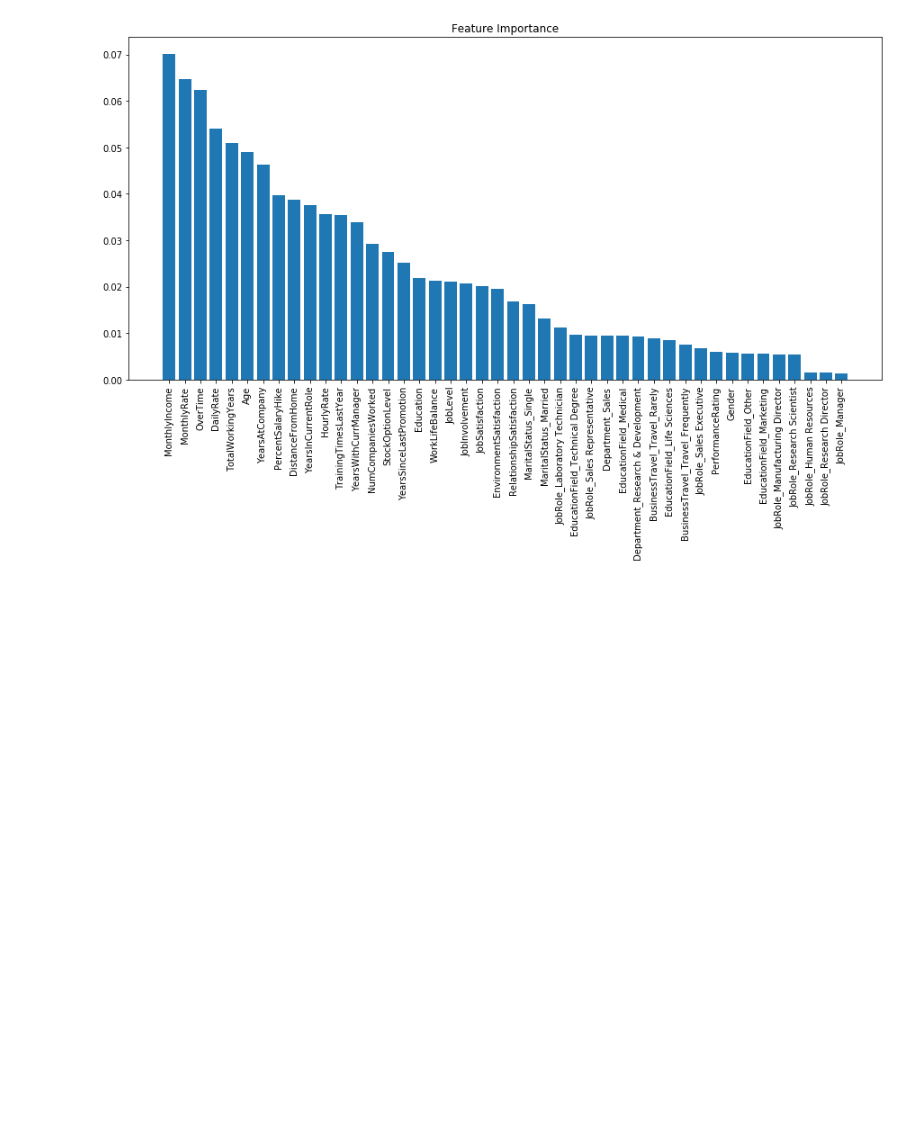
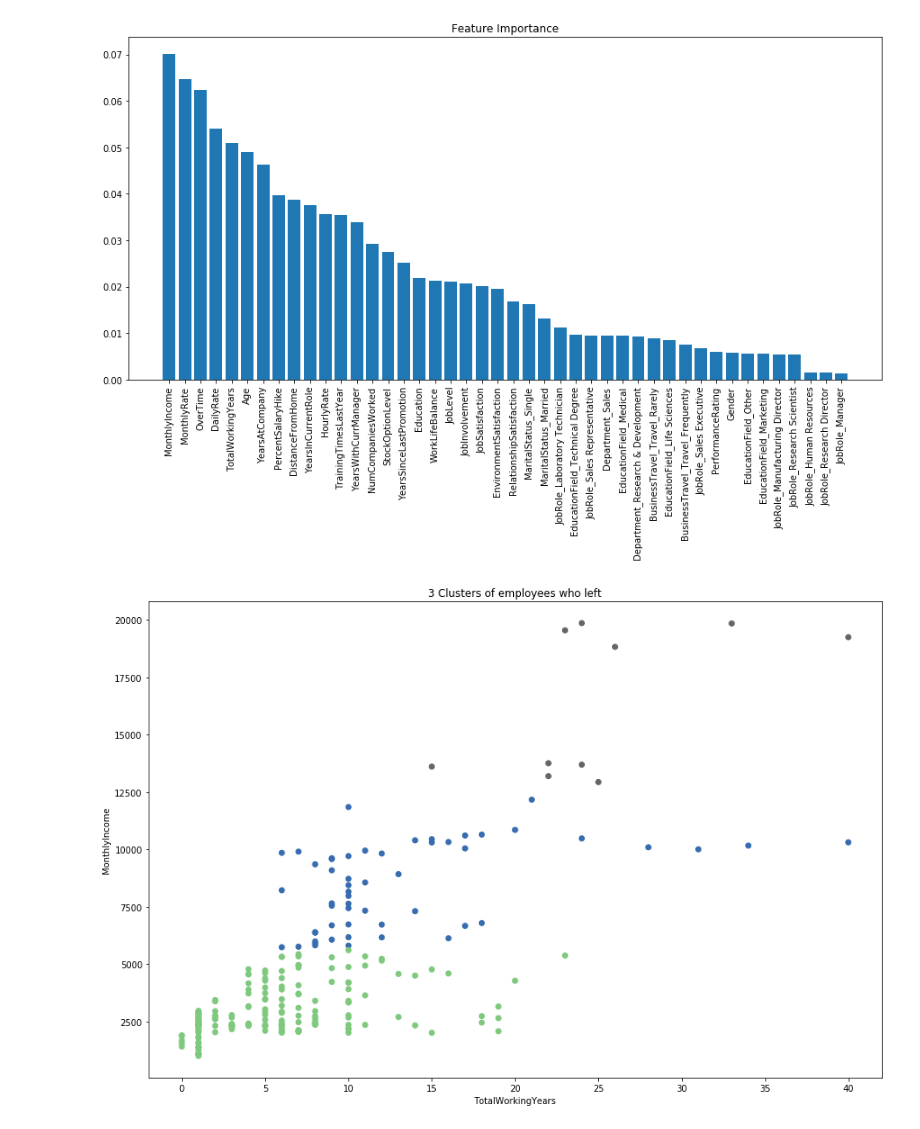
Before and after one commit to waibazen/employee-churn-analysis-prediction, a Jupyter notebook: Capstone2_HR analytics.ipynb, the cells around one changed output. Saved outputs shown, nothing was run; the diff lists cells and outputs as text; code cells hidden in the pictures; blank space fills up the shorter version.

```diff
--- a/Capstone2_HR analytics.ipynb
+++ b/Capstone2_HR analytics.ipynb
@@ -977,3 +991,21 @@ OverTime-6.24%
 MonthlyRate-6.46%
 MonthlyIncome-7.02%
 [figure]
+# %%
+#import module
+from sklearn.cluster import KMeans
+# Filter data
+left_emp =  df_join[['TotalWorkingYears', 'MonthlyIncome']][df_join.Attrition_Yes == 1]
+# Create groups using K-means clustering.
+kmeans = KMeans(n_clusters = 3, random_state = 0).fit(left_emp)
+# %%
+# Add new column "label" annd assign cluster labels.
+left_emp['label'] = kmeans.labels_
+# Draw scatter plot
+plt.scatter(left_emp['TotalWorkingYears'], left_emp['MonthlyIncome'], c=left_emp['label'],cmap='Accent')
+plt.xlabel('TotalWorkingYears')
+plt.ylabel('MonthlyIncome')
+plt.title('3 Clusters of employees who left')
+plt.show()
+# %% [output]
+[figure, added]
```
Also changed, not shown: parts of 13 cells of this notebook.
